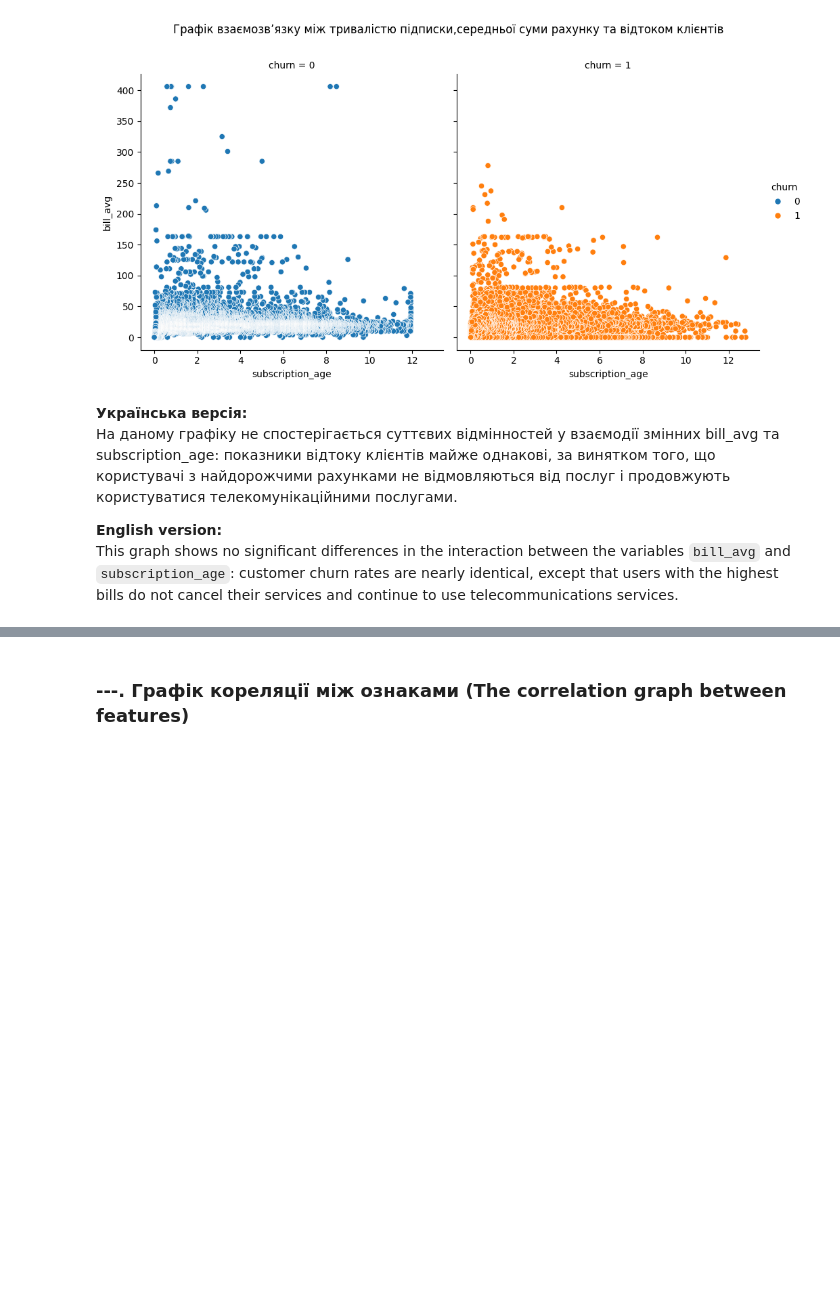
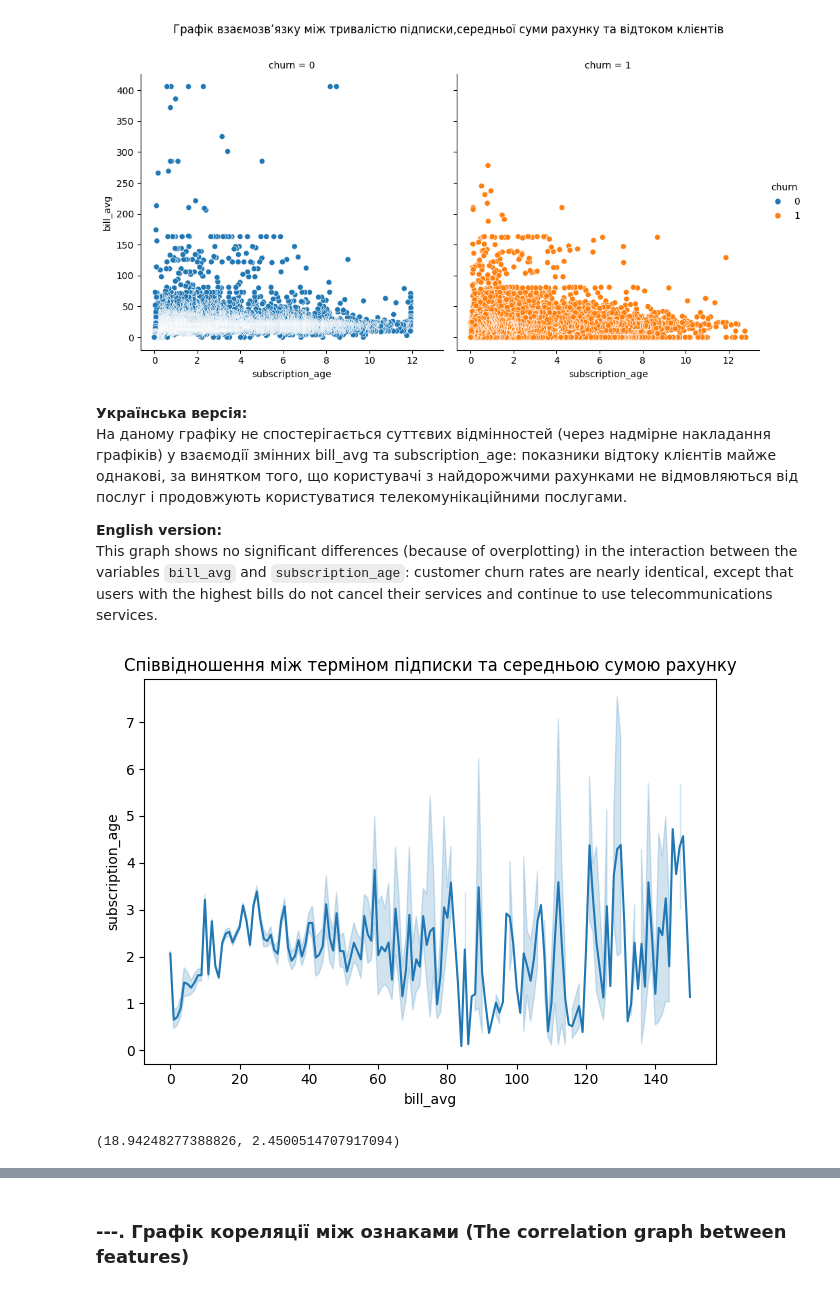
Before and after one commit to MaksimDar/telecom-churn-prediction, a Jupyter notebook: notebooks/01_eda.ipynb, the cells around one changed output, grey strips where cells are left out. Drawn from its saved outputs; the diff is of its cells as text; code cells hidden in the pictures; blank space fills up the shorter version.

```diff
--- a/notebooks/01_eda.ipynb
+++ b/notebooks/01_eda.ipynb
@@ -455,7 +465,19 @@ graph.fig.suptitle('Графік взаємозв’язку між тривал
 [figure]
 # %% [markdown]
 **Українська версія:**
-На даному графіку не спостерігається суттєвих відмінностей у взаємодії змінних bill_avg та subscription_age: показники відтоку клієнтів майже однакові, за винятком того, що користувачі з найдорожчими рахунками не відмовляються від послуг і продовжують користуватися телекомунікаційними послугами.
+На даному графіку не спостерігається суттєвих відмінностей (через надмірне накладання графіків) у взаємодії змінних bill_avg та subscription_age: показники відтоку клієнтів майже однакові, за винятком того, що користувачі з найдорожчими рахунками не відмовляються від послуг і продовжують користуватися телекомунікаційними послугами.
 
  **English version:**
-This graph shows no significant differences in the interaction between the variables `bill_avg` and `subscription_age`: customer churn rates are nearly identical, except that users with the highest bills do not cancel their services and continue to use telecommunications services.
+This graph shows no significant differences (because of overplotting) in the interaction between the variables `bill_avg` and `subscription_age`: customer churn rates are nearly identical, except that users with the highest bills do not cancel their services and continue to use telecommunications services.
+# %%
+df_filtered = df_copy[df_copy['bill_avg'] <= 150]
+sns.lineplot(x='bill_avg',y='subscription_age',data=df_filtered)
+plt.title('Співвідношення між терміном підписки та середньою сумою рахунку')
+plt.tight_layout()
+plt.show()
+# %% [output]
+[figure, added]
+# %%
+df_copy['bill_avg'].mean(), df_copy['subscription_age'].mean()
+# %% [output]
+(18.94248277388826, 2.4500514707917094)
```
Also changed, not shown: parts of 19 cells of this notebook.
